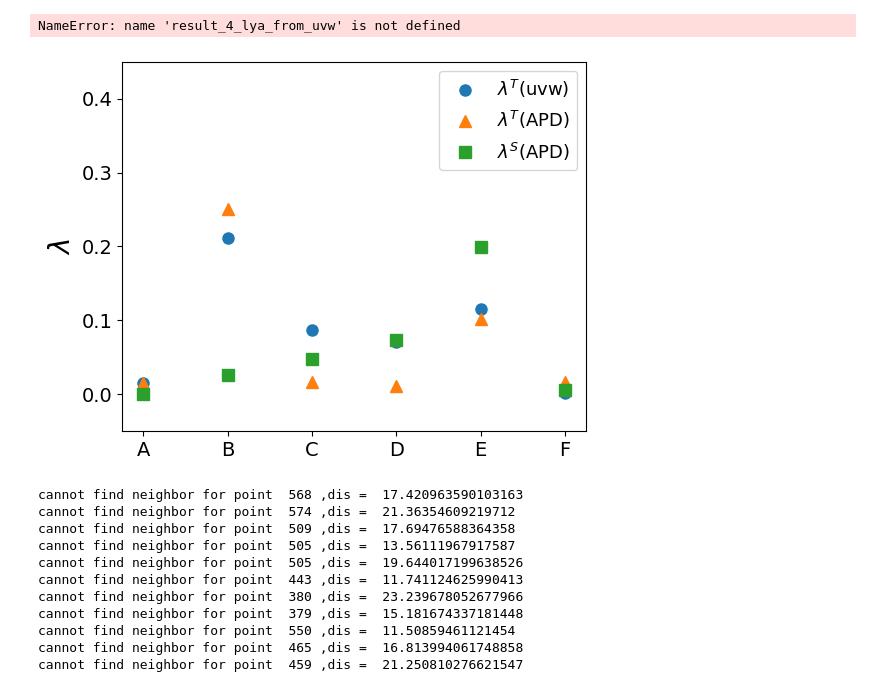
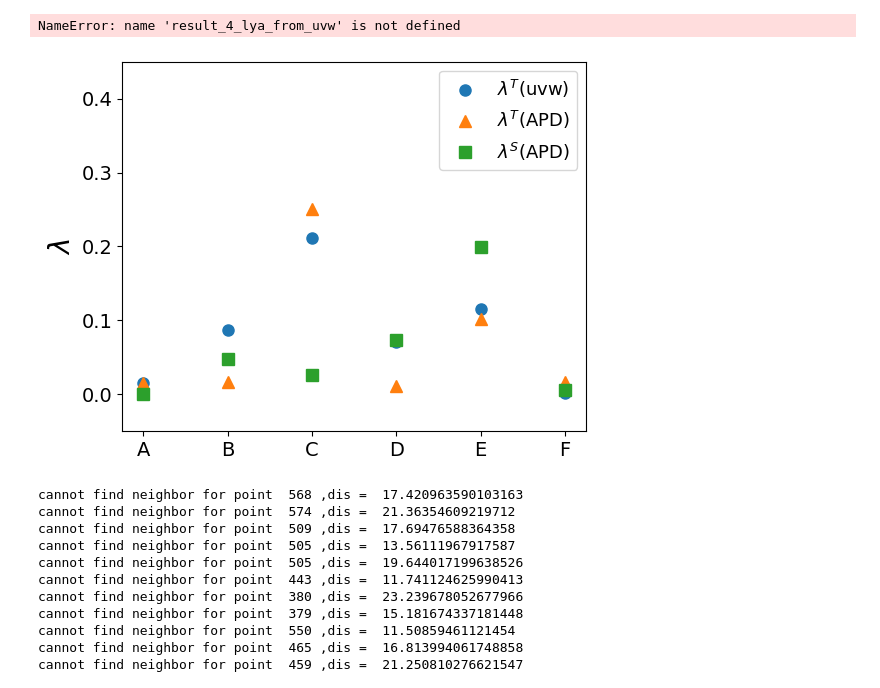
Before and after one commit to William-XiaodongAn/Quantifying-The-Complex-Spatiotemporal-Chaos-of-Cardiac-Fibrillation-in-Ionic-Models, a Jupyter notebook: analysis_ipynb_scripts/single_spiral.ipynb, the cells around one changed output. Cells and saved outputs as stored; diff of their text form; code cells hidden in the pictures.

```diff
--- a/analysis_ipynb_scripts/single_spiral.ipynb
+++ b/analysis_ipynb_scripts/single_spiral.ipynb
@@ -994,32 +994,41 @@ NameError: name 'result_4_lya_from_uvw' is not defined
 # %%
 # Load the variable
 with open('result_single_spiral_lya_from_uvw.pkl', 'rb') as f:
     result_uvw = pickle.load(f)
 
 # Load the variable
 with open('result_single_spiral_lya_from_APD.pkl', 'rb') as f:
     result_APD = pickle.load(f)
 
+
+
+
 # Load the variable
 with open('result_single_spiral_lya_from_APD_spatial.pkl', 'rb') as f:
     result_APD_spatial = pickle.load(f)
+
+# reverse B and C
+result_uvw[1], result_uvw[2] = result_uvw[2], result_uvw[1]
+result_APD[1], result_APD[2] = result_APD[2], result_APD[1]
+result_APD_spatial[1], result_APD_spatial[2] = result_APD_spatial[2], result_APD_spatial[1]
+
 plt.errorbar(['A','B','C','D','E','F'],result_uvw,yerr = None, fmt ='o',markersize=8)
 plt.errorbar(['A','B','C','D','E','F'],result_APD,yerr =  None, fmt ='^',markersize=8)
 #plt.errorbar(['A','B','C','D','D1','E','F'],avg(result_2_lya_from_APD_std)[0],yerr = [0,0,0,0,0,0,0], fmt ='--*',color = '#9467bd')
 plt.errorbar(['A','B','C','D','E','F'],result_APD_spatial,yerr =  None, fmt ='s',markersize=8)
 
 plt.ylim(-0.05,0.45)
 #plt.gca().xaxis.set_major_locator(MaxNLocator(nbins=5))  # Max 5 ticks on x-axis
 plt.gca().yaxis.set_major_locator(MaxNLocator(nbins=5))  # Max 5 ticks on y-axis
 plt.legend([r'$\lambda^T$(uvw)',r'$\lambda^T$(APD)',r'$\lambda^S$(APD)'],fontsize=13) #,r'$APD_{std}$(wolf)'
 plt.ylabel(r'$\lambda$',fontsize=20)
 #plt.title(r'Simulations$_{<5 times>}$, cost about 2 days ')
 plt.xticks(fontsize=14)
 plt.yticks(fontsize=14)
 plt.subplots_adjust(right=0.85)  # shrink plot area, leaves blank space on right
 plt.savefig("single_spiral_LE.png", dpi=300, bbox_inches=None)
 # %% [output]
-[figure, old version]
+[figure, new version]
 # %%
 from matplotlib.transforms import Affine2D
 
```
